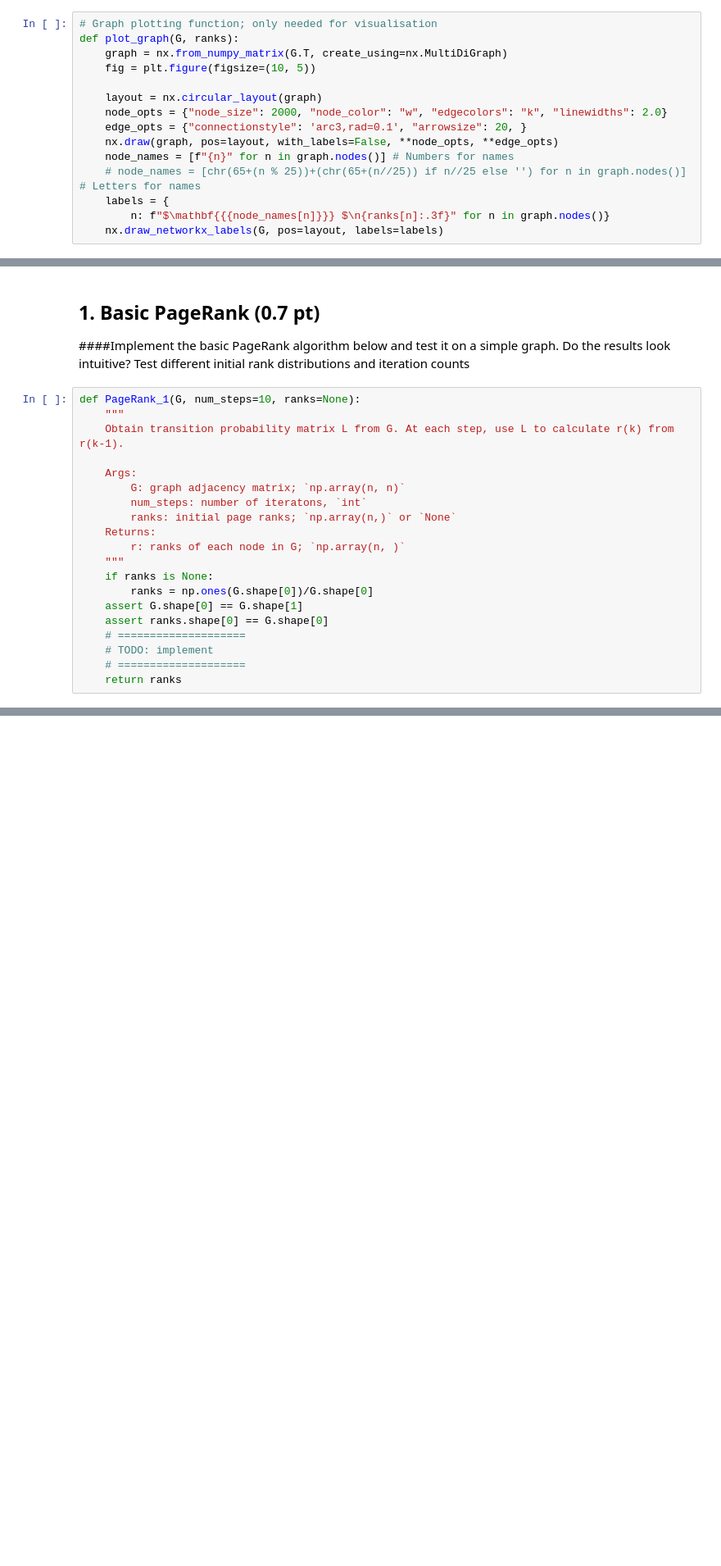
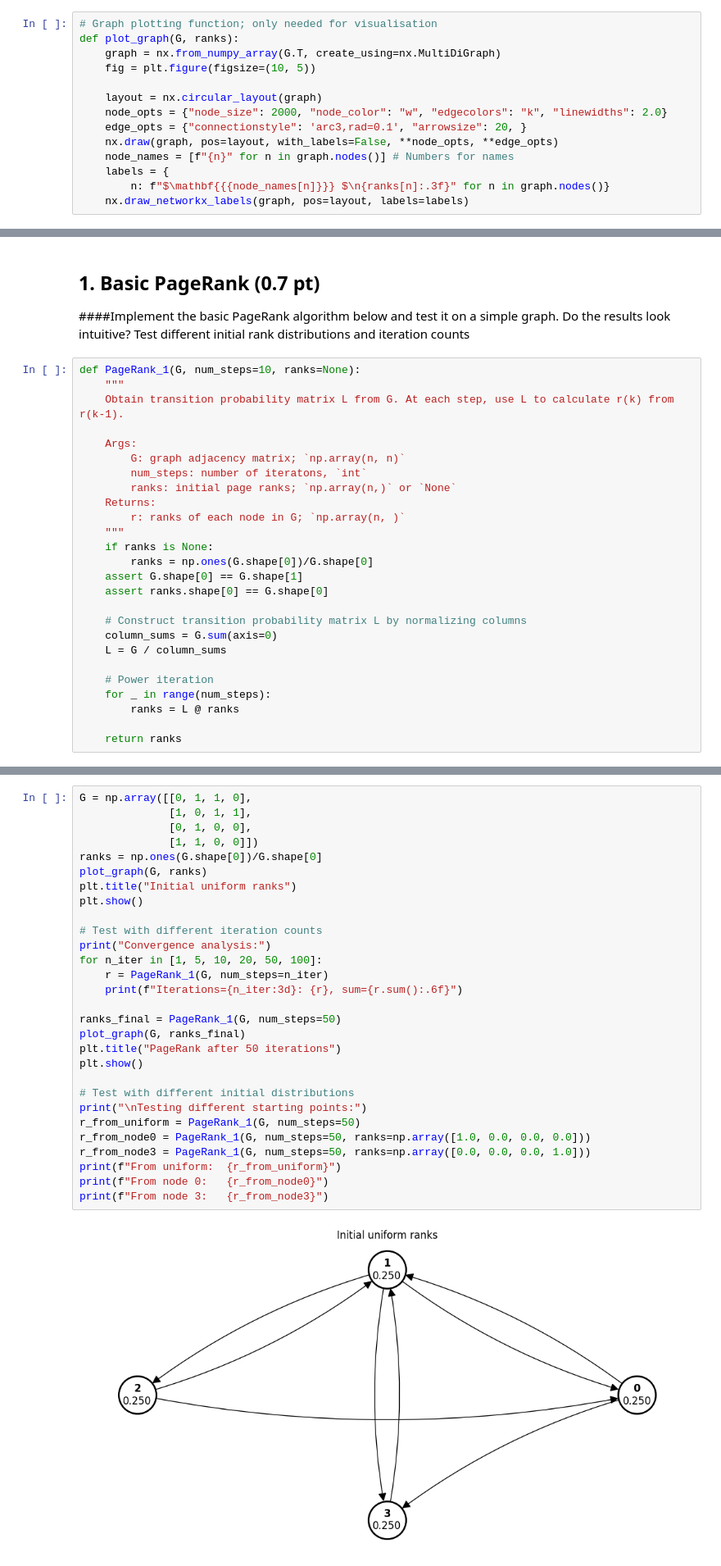
Before and after one commit to nuinashco/LinearAlgebra-UCU, a Jupyter notebook: hw2/task2-page_rank.ipynb, the cells around one changed output, grey strips where cells are left out. Shown: that part at 82% size. Cells and saved outputs as stored; diff of their text form; blank space fills up the shorter version.

```diff
--- a/hw2/task2-page_rank.ipynb
+++ b/hw2/task2-page_rank.ipynb
@@ -8,7 +8,7 @@ import networkx as nx
 # %%
 # Graph plotting function; only needed for visualisation
 def plot_graph(G, ranks):
-    graph = nx.from_numpy_matrix(G.T, create_using=nx.MultiDiGraph)
+    graph = nx.from_numpy_array(G.T, create_using=nx.MultiDiGraph)
     fig = plt.figure(figsize=(10, 5))
 
     layout = nx.circular_layout(graph)
@@ -16,10 +16,9 @@ def plot_graph(G, ranks):
     edge_opts = {"connectionstyle": 'arc3,rad=0.1', "arrowsize": 20, }
     nx.draw(graph, pos=layout, with_labels=False, **node_opts, **edge_opts)
     node_names = [f"{n}" for n in graph.nodes()] # Numbers for names
-    # node_names = [chr(65+(n % 25))+(chr(65+(n//25)) if n//25 else '') for n in graph.nodes()]  # Letters for names
     labels = {
         n: f"$\mathbf{{{node_names[n]}}} $\n{ranks[n]:.3f}" for n in graph.nodes()}
-    nx.draw_networkx_labels(G, pos=layout, labels=labels)
+    nx.draw_networkx_labels(graph, pos=layout, labels=labels)
 # %% [markdown]
 # Problem 2: PageRank algorithm (4 pts out of 16)
 
@@ -59,7 +58,13 @@ def PageRank_1(G, num_steps=10, ranks=None):
         ranks = np.ones(G.shape[0])/G.shape[0]
     assert G.shape[0] == G.shape[1]
     assert ranks.shape[0] == G.shape[0]
-    # ====================
-    # TODO: implement
-    # ====================
+
+    # Construct transition probability matrix L by normalizing columns
+    column_sums = G.sum(axis=0)
+    L = G / column_sums
+
+    # Power iteration
+    for _ in range(num_steps):
+        ranks = L @ ranks
+
     return ranks
@@ -79,0 +71,31 @@ plot_graph(G, ranks)
+# %%
+G = np.array([[0, 1, 1, 0],
+              [1, 0, 1, 1],
+              [0, 1, 0, 0],
+              [1, 1, 0, 0]])
+ranks = np.ones(G.shape[0])/G.shape[0]
+plot_graph(G, ranks)
+plt.title("Initial uniform ranks")
+plt.show()
+
+# Test with different iteration counts
+print("Convergence analysis:")
+for n_iter in [1, 5, 10, 20, 50, 100]:
+    r = PageRank_1(G, num_steps=n_iter)
+    print(f"Iterations={n_iter:3d}: {r}, sum={r.sum():.6f}")
+
+ranks_final = PageRank_1(G, num_steps=50)
+plot_graph(G, ranks_final)
+plt.title("PageRank after 50 iterations")
+plt.show()
+
+# Test with different initial distributions
+print("\nTesting different starting points:")
+r_from_uniform = PageRank_1(G, num_steps=50)
+r_from_node0 = PageRank_1(G, num_steps=50, ranks=np.array([1.0, 0.0, 0.0, 0.0]))
+r_from_node3 = PageRank_1(G, num_steps=50, ranks=np.array([0.0, 0.0, 0.0, 1.0]))
+print(f"From uniform:  {r_from_uniform}")
+print(f"From node 0:   {r_from_node0}")
+print(f"From node 3:   {r_from_node3}")
+# %% [output]
+[figure, added]
```
Also changed, not shown: parts of 28 cells of this notebook, 1 other file.
